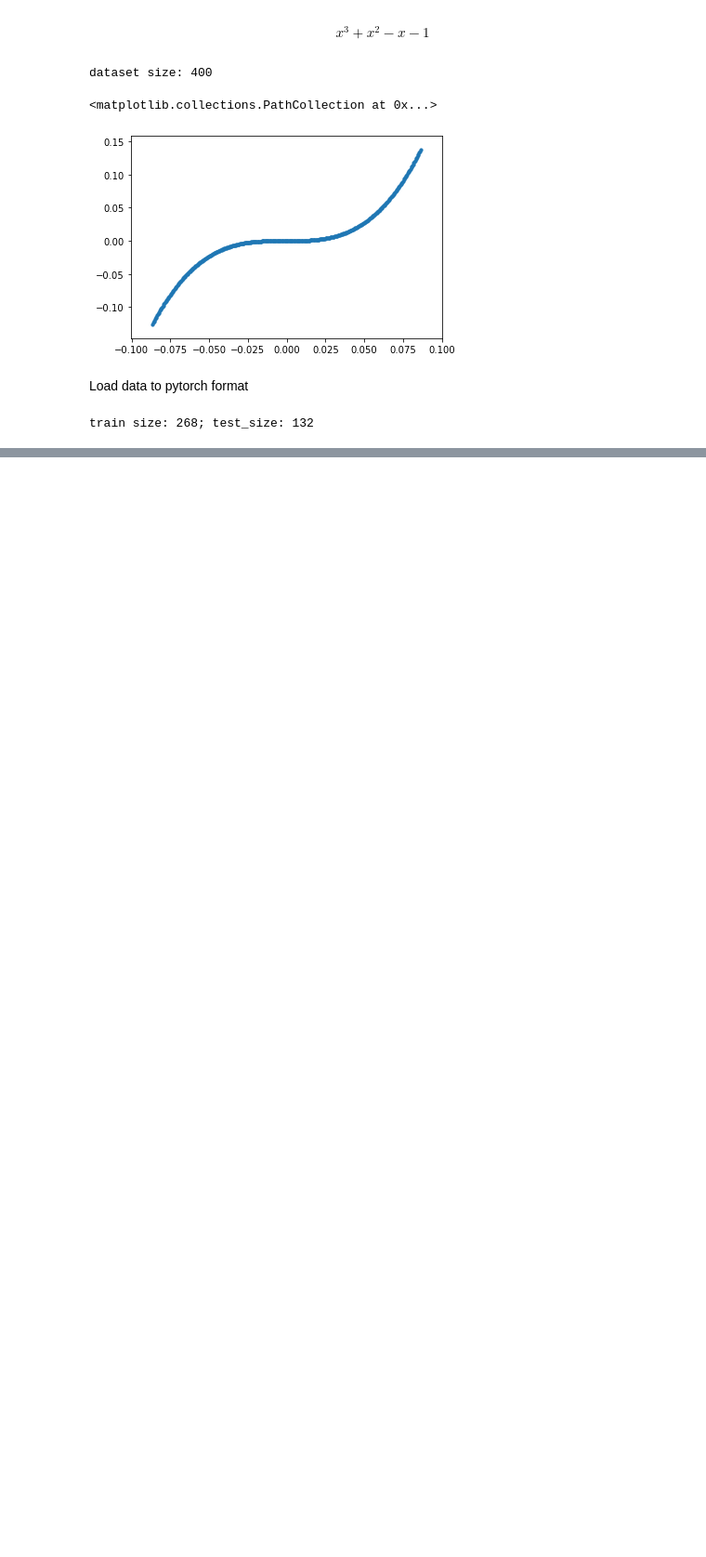
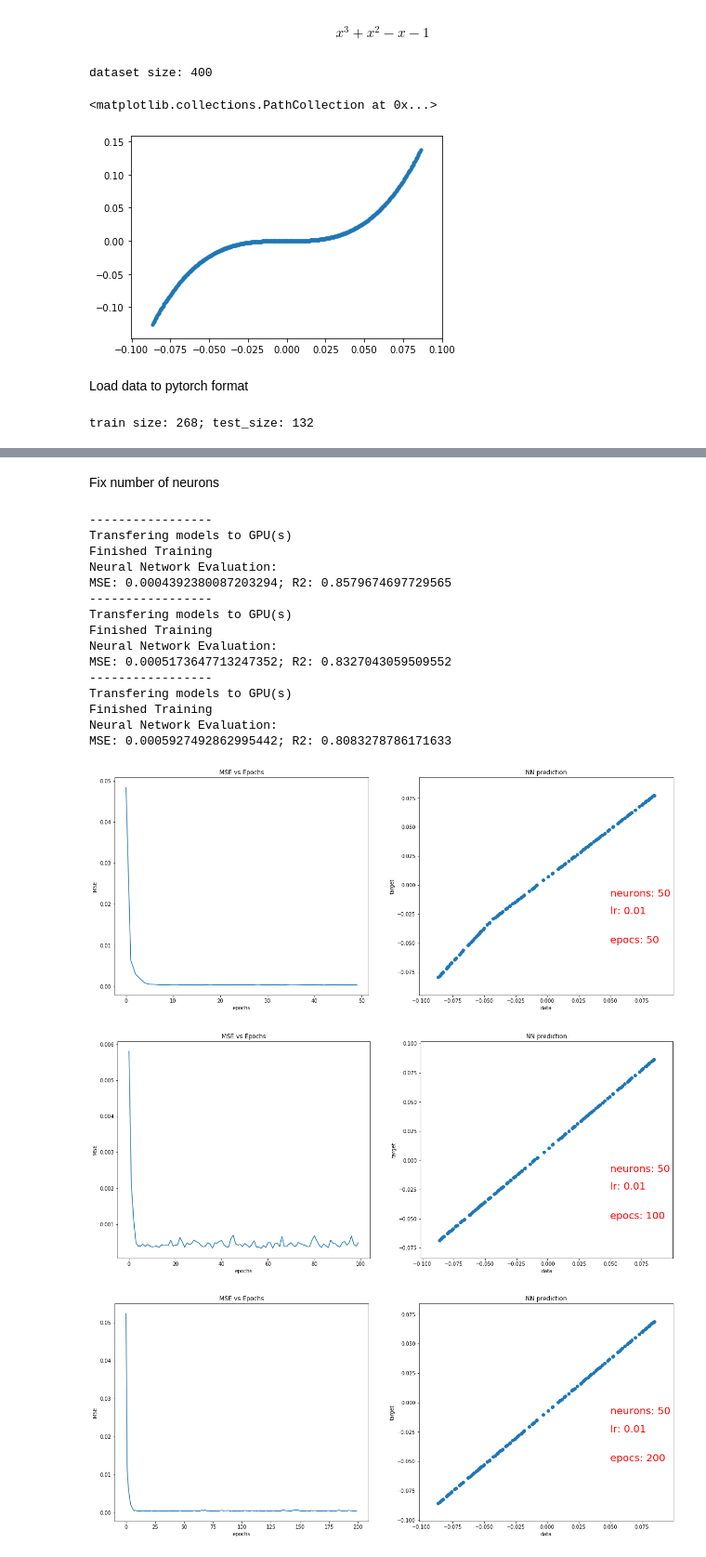
Before and after one commit to Miguel-Salgado/Neuralnets_universal_approximator, a Jupyter notebook: nn_as_universal_aproximator.ipynb, the cells around one changed output, grey strips where cells are left out. Shown: that part at 93% size. Cells and saved outputs as stored; diff of their text form; code cells hidden in the pictures; blank space fills up the shorter version.

```diff
--- a/nn_as_universal_aproximator.ipynb
+++ b/nn_as_universal_aproximator.ipynb
@@ -330,0 +339,44 @@ MSE: 1.004262718586688e-05; R2: 0.9967526040073554
+# %% [markdown]
+Fix number of neurons
+# %%
+hidden_sizes = [50,50,50]
+epochs = [50,100,200]
+learning_rates = [0.01,0.01,0.01]
+
+results = []
+for i in range(3):
+    print('-----------------')
+    #create the neural network
+    model = create_nn(hidden_sizes[i])
+
+    #train the model
+    stats = train(model, trainloader, epochs[i], learning_rates[i])
+
+    #predict
+    if use_gpu: y_pred = model(torch.from_numpy(X_test).cuda()).cpu()
+    else: y_pred = model(torch.from_numpy(X_test))
+
+    #evaluate
+    mse, r2, fig = evaluate(stats,y_test,y_pred, learning_rates[i],epochs[i],hidden_sizes[i],'cubic')
+
+    #save results
+    results.append({'model':model,'mse':mse,'r2':r2,'fig':fig})
+# %% [output]
+-----------------
+Transfering models to GPU(s)
+Finished Training
+Neural Network Evaluation:
+MSE: 0.0004392380087203294; R2: 0.8579674697729565
+-----------------
+Transfering models to GPU(s)
+Finished Training
+Neural Network Evaluation:
+MSE: 0.0005173647713247352; R2: 0.8327043059509552
+-----------------
+Transfering models to GPU(s)
+Finished Training
+Neural Network Evaluation:
+MSE: 0.0005927492862995442; R2: 0.8083278786171633
+[figure, added]
+[figure, added]
+[figure, added]
```
Also changed, not shown: parts of 5 cells of this notebook.
